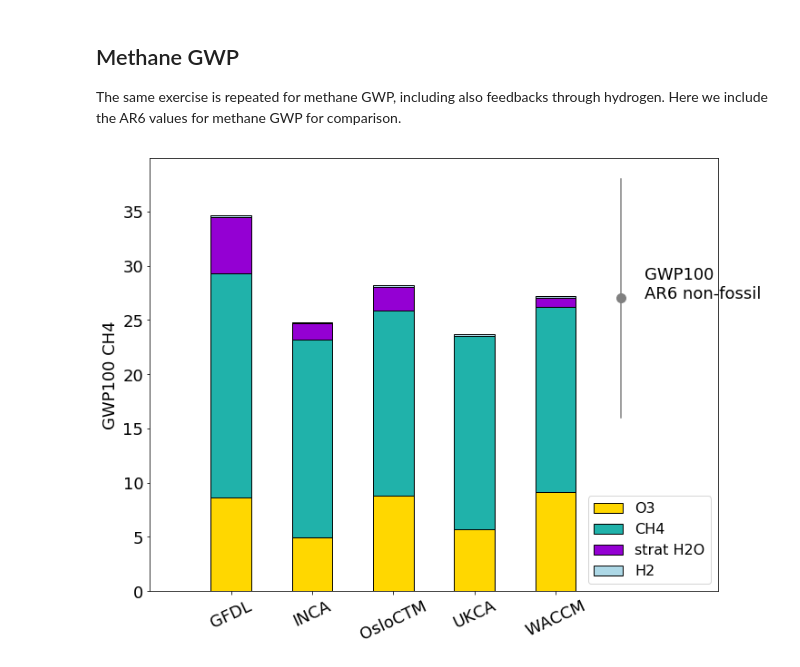
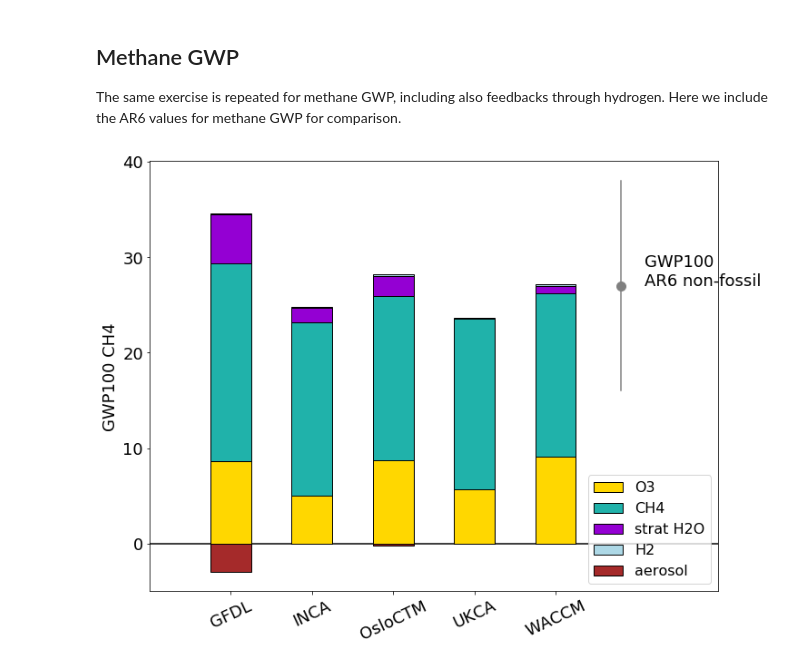
Before and after one commit to ciceroOslo/Hydrogen_GWP, a Jupyter notebook: hydrogen_figures.ipynb, the cells around one changed output. Saved outputs shown, nothing was run; the diff lists cells and outputs as text; code cells hidden in the pictures.

```diff
--- a/hydrogen_figures.ipynb
+++ b/hydrogen_figures.ipynb
@@ -34,6 +34,7 @@ CH4_color = "lightseagreen"
 O3_color = "gold"
 H2O_color = "darkviolet"
 H2_color = 'lightblue'
+aerosol_color = 'brown'
 
 #Defining some legend looks:
 CH4_legend = mpatches.Patch( facecolor=CH4_color,label='CH4')
@@ -211,22 +221,22 @@ total_drydep_min = df_drydep_min_table_gwp.sum()
 # %%
 df_table_gwp = df_table_gwp.drop(['OsloCTM-emi','GFDL-emi'],axis=1)
 
 fig, axs = plt.subplots(nrows=1,ncols=1,squeeze=True,figsize=(10,8))
 df_table_gwp.T.plot.bar(stacked=True,
-                        color=[O3_color, CH4_color, H2O_color, H2_color],
+                        color=[O3_color, CH4_color, H2O_color, H2_color,aerosol_color],
                         #color={"O3": 'C1', "CH4": 'C2',"strat H2O":'C4',"H2":'C5'},
                         edgecolor='black',ax=axs)
 #It is the non-fossil GWP that is relevant to compare to.
 #axs.plot([4.8,4.8],[29.8-11 ,29.8+11 ],color='black')
 #axs.text(4.4,29.8,'GWP100 \nAR6 fossil')
 axs.plot([4.8,4.8],[27.0-11 ,27.0+11 ],color='gray')
 axs.plot(4.8,27.0,'o',markersize=10,color='gray')
 axs.text(5.1,27.0,'GWP100 \nAR6 non-fossil')
-
+plt.axhline(y=0,color='black',zorder=-10)
 plt.xlim([-1,6])
 plt.ylabel('GWP100 CH4')
 plt.xticks(rotation=25, horizontalalignment="center")
 plt.tight_layout()
 plt.savefig('output/CH4_GWP.png', transparent=True)
 # %% [output]
-[figure, old version]
+[figure, new version]
```
Also changed, not shown: parts of 3 cells of this notebook, 15 other files.
